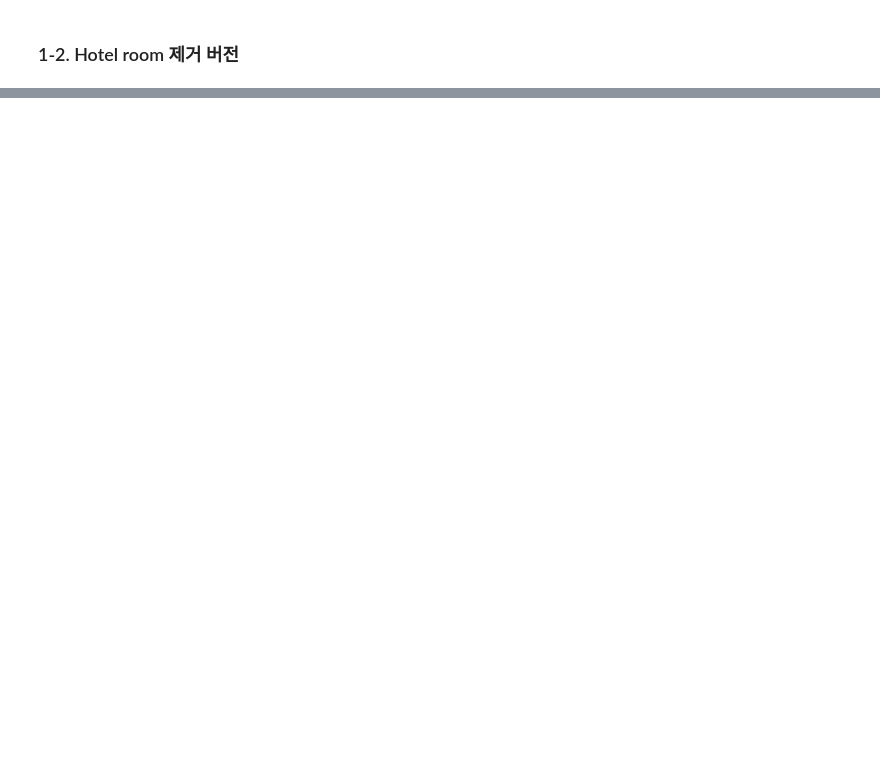
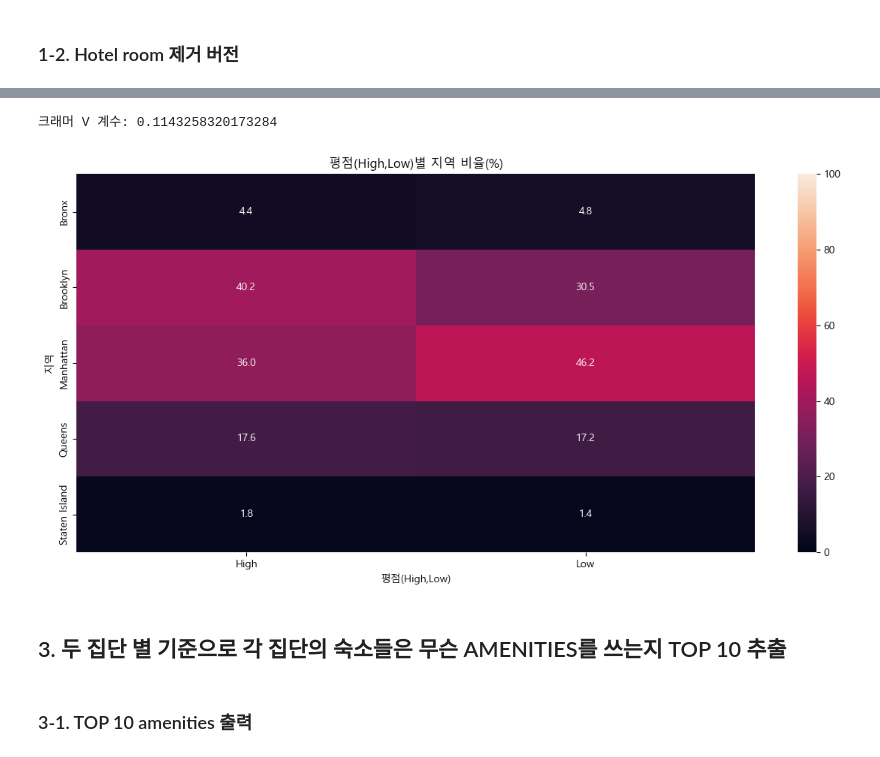
Before and after one commit to KyungminChang/data-analysis-project-BBB, a Jupyter notebook: 02_basic_statistics.ipynb, the cells around one changed output, grey strips where cells are left out. Cells and saved outputs as stored; diff of their text form; code cells hidden in the pictures; blank space fills up the shorter version.

```diff
--- a/02_basic_statistics.ipynb
+++ b/02_basic_statistics.ipynb
@@ -212,0 +223,4 @@ ct_2
+# %%
+ct_neighbourhood = pd.crosstab(test_df1['neighbourhood_group_cleansed'],test_df1['rating_group'])
+result = chi2_contingency(ct_neighbourhood)
+result
@@ -212,0 +243,34 @@ ct_2
+# %%
+# Cramer's V
+def cramers_v(contingency_table):
+    chi2 = chi2_contingency(contingency_table).statistic
+    n = contingency_table.sum().sum()
+    r = contingency_table.shape[0]
+    c = contingency_table.shape[1]
+    v = np.sqrt(chi2/(n*min(r-1,c-1)))
+    return v
+
+
+cramers = cramers_v(ct_neighbourhood)
+print(f'크래머 V 계수: {cramers}')
+# %% [output]
+크래머 V 계수: 0.1143258320173284
+# %%
+# 1) 교차표 만들기 + 2) 비율로 바꾸기(행 기준) -> 퍼센트로 보기 좋게 * 100
+ct_neighbourhood_percent = ct_neighbourhood.div(ct_neighbourhood.sum(axis=0), axis=1) * 100
+# 3) heatmap으로 색칠하기
+# annot=True: 각 칸에 숫자를 같이 표시
+# fmt=".1f": 숫자를 소수 1자리로 표시
+# vmin=0, vmax=100: 퍼센트 범위를 고정해서 색이 과장되지 않게 함
+sns.heatmap(ct_neighbourhood_percent, annot=True, fmt=".1f", vmin=0, vmax=100)
+plt.title("평점(High,Low)별 지역 비율(%)")
+plt.xlabel("평점(High,Low)")
+plt.ylabel("지역")
+plt.tight_layout()
+plt.show()
+# %% [output]
+[figure, added]
+# %% [markdown]
+## 3. 두 집단 별 기준으로 각 집단의 숙소들은 무슨 AMENITIES를 쓰는지 TOP 10 추출
+# %% [markdown]
+### 3-1. TOP 10 amenities 출력
```
Also changed, not shown: parts of 13 cells of this notebook, 2 other files.
